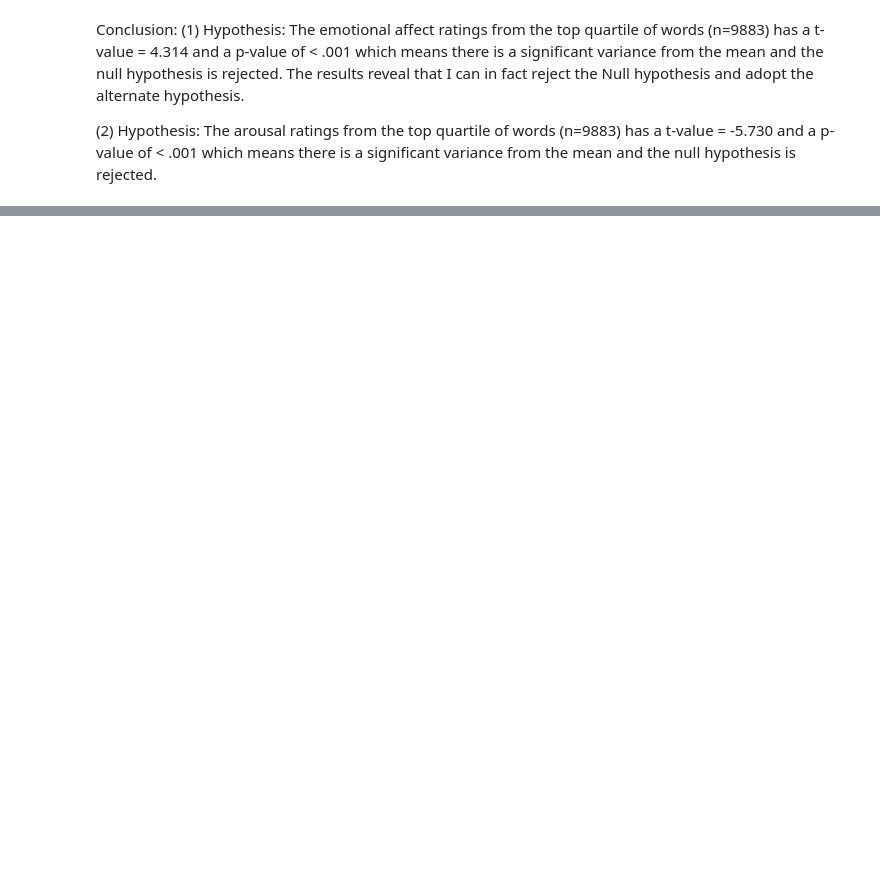
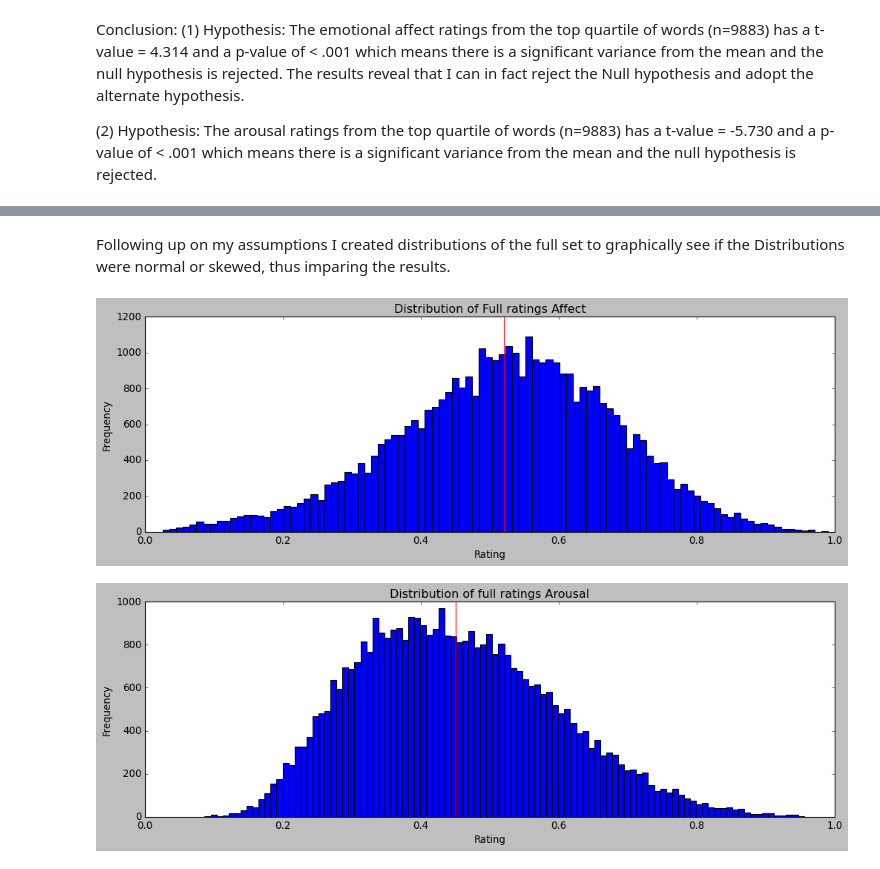
Before and after one commit to petesaiacct/cog260project, a Jupyter notebook: scripts/Arousal_Valence_Colex_Analysis.ipynb, the cells around one changed output, grey strips where cells are left out. Drawn from its saved outputs; the diff is of its cells as text; code cells hidden in the pictures; blank space fills up the shorter version.

```diff
--- a/scripts/Arousal_Valence_Colex_Analysis.ipynb
+++ b/scripts/Arousal_Valence_Colex_Analysis.ipynb
@@ -603,0 +657,52 @@ plt.show()
+# %% [markdown]
+Following up on my assumptions I created distributions of the full set to graphically see if the
+Distributions were normal or skewed, thus imparing the results.
+# %%
+plt.style.use('classic')
+
+fig = plt.figure(figsize=(15,10) )
+plt.subplot(2,1,1)
+ratings = []
+
+freq = y3
+
+mean = 0.52
+
+plt.hist(freq, bins=100)
+
+plt.axvline(mean, color='r')
+
+plt.title('Distribution of Full ratings Affect')
+plt.xlabel('Rating')
+plt.ylabel('Frequency')
+
+
+plt.show()
+
+plt.style.use('classic')
+
+fig = plt.figure(figsize=(15,10) )
+plt.subplot(2,1,2)
+ratings = []
+
+
+freq = y4
+
+
+mean = 0.45
+
+
+plt.hist(freq, bins=100)
+
+# add a vertical line to show the mean
+plt.axvline(mean, color='r')
+
+# add a title and labels to the axes
+plt.title('Distribution of full ratings Arousal')
+plt.xlabel('Rating')
+plt.ylabel('Frequency')
+
+plt.show()
+# %% [output]
+[figure, added]
+[figure, added]
```
Also changed, not shown: parts of 11 cells of this notebook.
